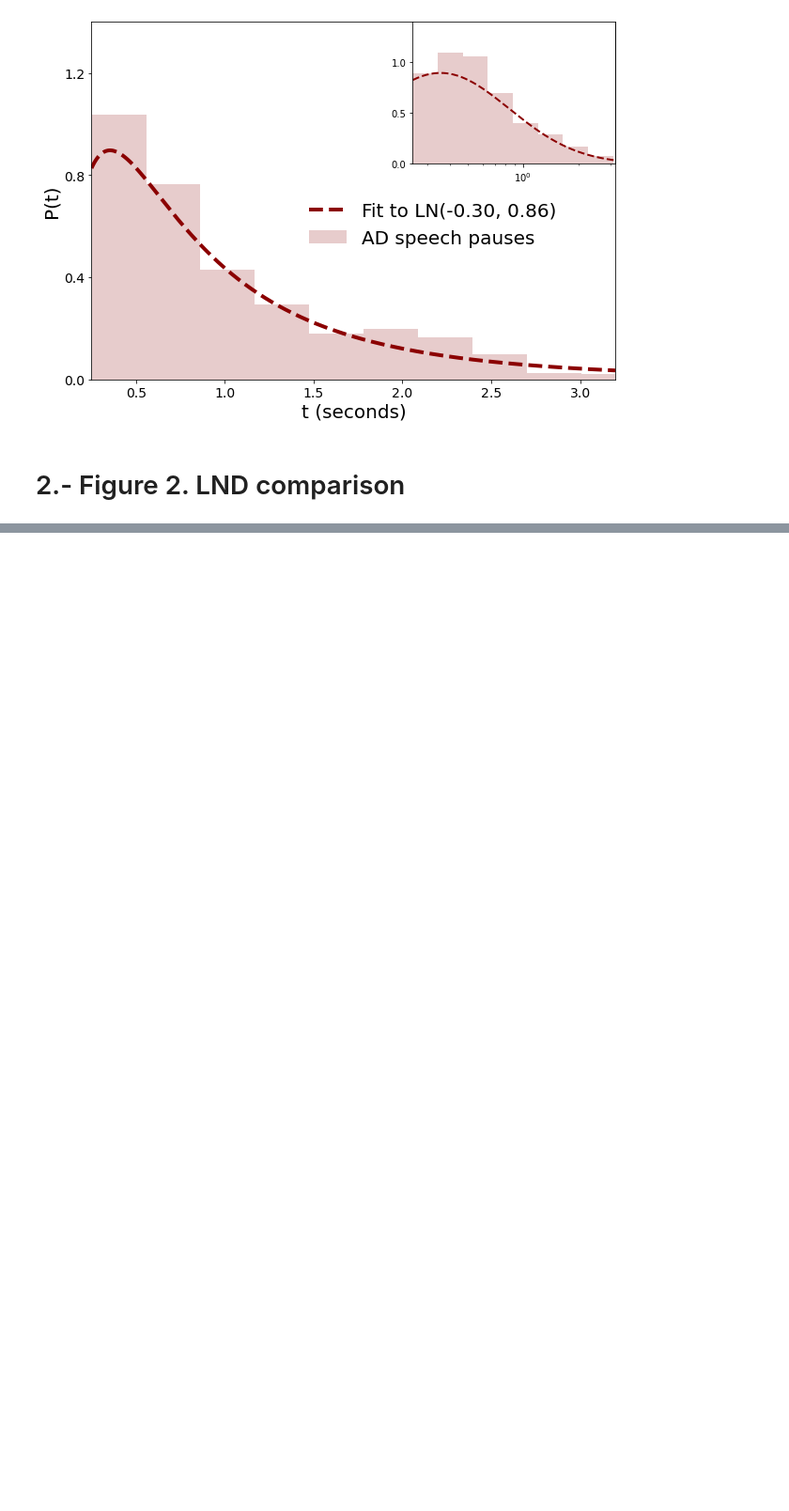
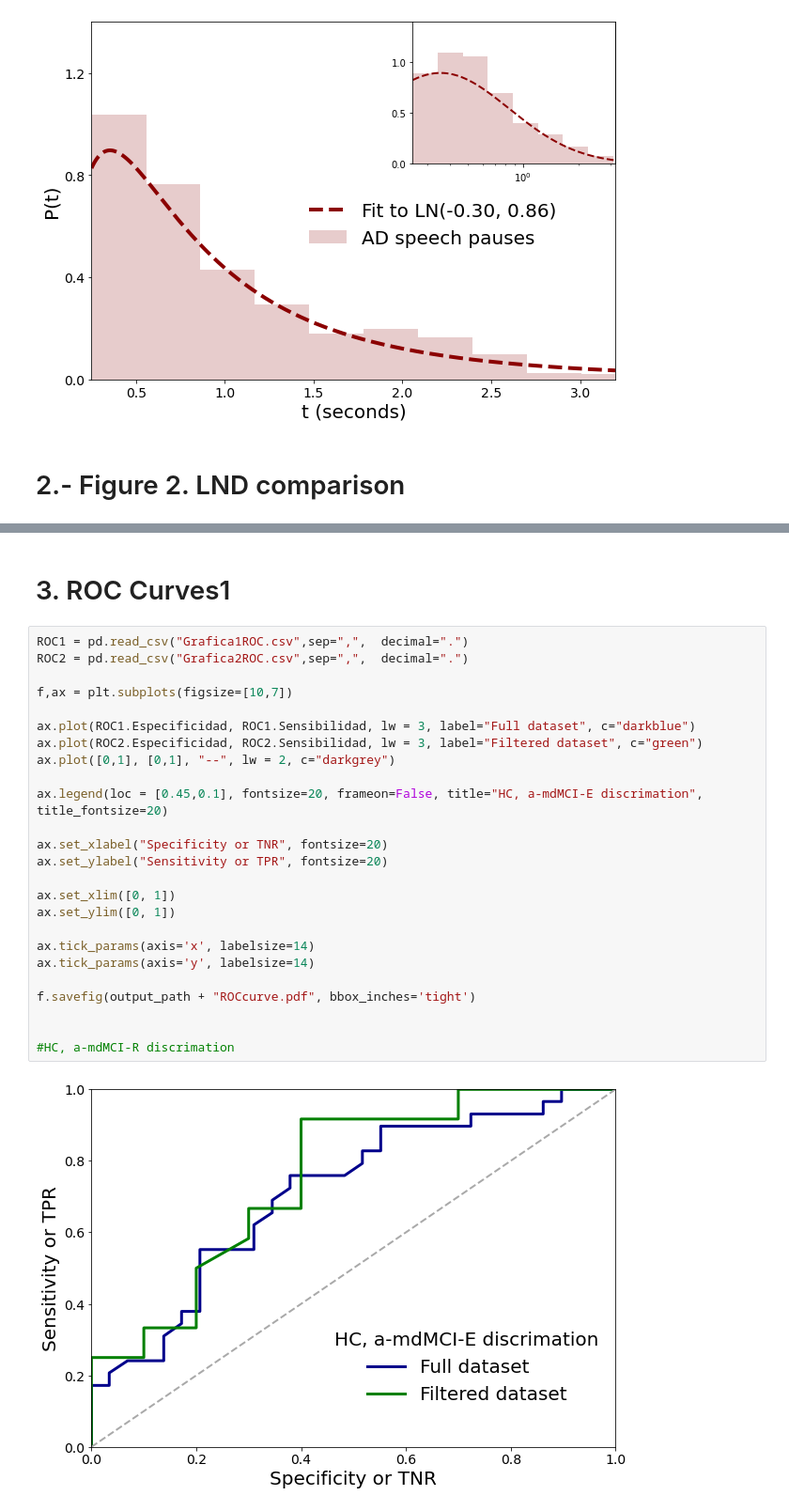
Before and after one commit to ivangtorre/Speech-pause-distribution-as-an-early-marker-for-Alzheimers-disease, a Jupyter notebook: Figures.ipynb, the cells around one changed output, grey strips where cells are left out. Shown: that part at 94% size. Cells and saved outputs as stored; diff of their text form; blank space fills up the shorter version.

```diff
--- a/Figures.ipynb
+++ b/Figures.ipynb
@@ -313,3 +261,32 @@ subax.set_xscale("log")
 f.savefig(output_path + "LN_Fits.pdf", bbox_inches='tight')
 # %% [output]
 [figure]
+# %% [markdown]
+# 3. ROC Curves1
+# %%
+ROC1 = pd.read_csv("Grafica1ROC.csv",sep=",",  decimal=".")
+ROC2 = pd.read_csv("Grafica2ROC.csv",sep=",",  decimal=".")
+
+f,ax = plt.subplots(figsize=[10,7])
+
+ax.plot(ROC1.Especificidad, ROC1.Sensibilidad, lw = 3, label="Full dataset", c="darkblue")
+ax.plot(ROC2.Especificidad, ROC2.Sensibilidad, lw = 3, label="Filtered dataset", c="green")
+ax.plot([0,1], [0,1], "--", lw = 2, c="darkgrey")
+
+ax.legend(loc = [0.45,0.1], fontsize=20, frameon=False, title="HC, a-mdMCI-E discrimation", title_fontsize=20)
+
+ax.set_xlabel("Specificity or TNR", fontsize=20)
+ax.set_ylabel("Sensitivity or TPR", fontsize=20)
+
+ax.set_xlim([0, 1])
+ax.set_ylim([0, 1])
+
+ax.tick_params(axis='x', labelsize=14)
+ax.tick_params(axis='y', labelsize=14)
+
+f.savefig(output_path + "ROCcurve.pdf", bbox_inches='tight')
+
+
+#HC, a-mdMCI-R discrimation
+# %% [output]
+[figure, added]
```
Also changed, not shown: parts of 8 cells of this notebook, 2 other files.
